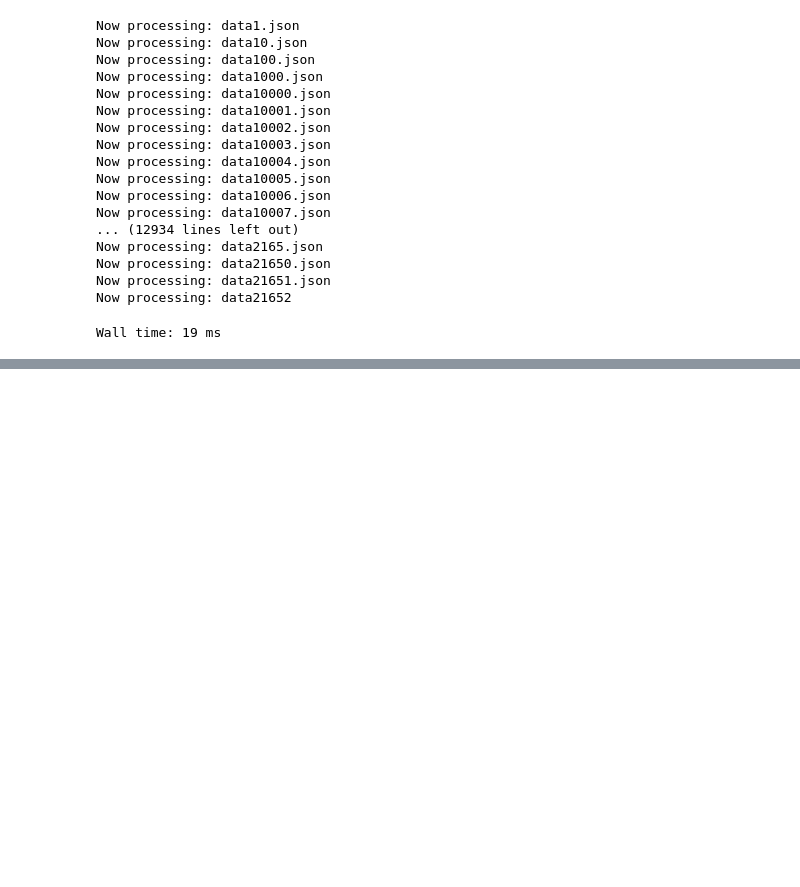
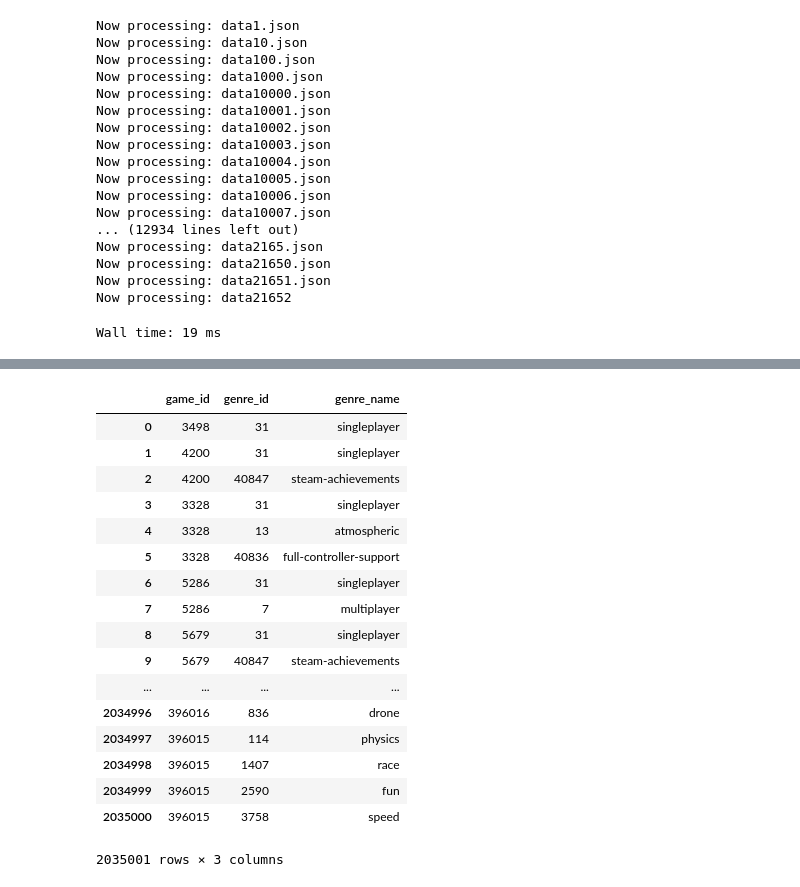
Before and after one commit to ericoulster/Game-Rec-Engine, a Jupyter notebook: Data Process.ipynb, the cells around one changed output, grey strips where cells are left out. Drawn from its saved outputs; the diff is of its cells as text; code cells hidden in the pictures; blank space fills up the shorter version.

Commit message:
added genre & tag file processes

```diff
--- a/Data Process.ipynb
+++ b/Data Process.ipynb
@@ -99,3 +95,12 @@ with open('final\\data\\' + 'data1.json') as file:
     game_df = game_df.append(list(x), ignore_index=True)"""
 # %% [output]
 Wall time: 19 ms
+# %%
+with open('final\\data\\' + 'data1.json') as file:
+    data_dict = pd.read_json(file, typ='records')
+
+    #game_id = data_dict[i]['id']
+    print(data_dict[1]['genres'][0]['id'])
+    data_dict[1]['genres'][0]['id']
+
+    # 'id': data_dict[i]['id']
@@ -101,0 +109,12 @@ Wall time: 19 ms
+# %%
+for entry in file_list:
+        with open('final\\data\\' + entry) as file:
+            data_dict = pd.read_json(file, typ='records')
+            for i in range(len(data_dict)):
+                game_id = data_dict[i]['id']
+                for j in range(len(data_dict[i]['genres'])):
+                    genre_id =  data_dict[i]['genres'][j]['id']
+                    genre_name = data_dict[i]['genres'][j]['slug']
+                    data_row = {'game_id':game_id, 'genre_id':genre_id, 'genre_name':genre_name}
+                    genre_list.append(data_row)
+            print("Now processing: " + str(entry))
@@ -101,0 +145,12 @@ Wall time: 19 ms
+# %%
+for entry in file_list:
+        with open('final\\data\\' + entry) as file:
+            data_dict = pd.read_json(file, typ='records')
+            for i in range(len(data_dict)):
+                game_id = data_dict[i]['id']
+                for j in range(len(data_dict[i]['tags'])):
+                    genre_id =  data_dict[i]['tags'][j]['id']
+                    genre_name = data_dict[i]['tags'][j]['slug']
+                    data_row = {'game_id':game_id, 'genre_id':genre_id, 'genre_name':genre_name}
+                    tag_list.append(data_row)
+            print("Now processing: " + str(entry))
@@ -101,0 +175,23 @@ Wall time: 19 ms
+# %%
+df_tags = pd.DataFrame(tag_list)
+# %%
+df_tags
+# %% [output]
+|  | game_id | genre_id | genre_name |
+| 0 | 3498 | 31 | singleplayer |
+| 1 | 4200 | 31 | singleplayer |
+| 2 | 4200 | 40847 | steam-achievements |
+| 3 | 3328 | 31 | singleplayer |
+| 4 | 3328 | 13 | atmospheric |
+| 5 | 3328 | 40836 | full-controller-support |
+| 6 | 5286 | 31 | singleplayer |
+| 7 | 5286 | 7 | multiplayer |
+| 8 | 5679 | 31 | singleplayer |
+| 9 | 5679 | 40847 | steam-achievements |
+| ... | ... | ... | ... |
+| 2034996 | 396016 | 836 | drone |
+| 2034997 | 396015 | 114 | physics |
+| 2034998 | 396015 | 1407 | race |
+| 2034999 | 396015 | 2590 | fun |
+| 2035000 | 396015 | 3758 | speed |
+2035001 rows × 3 columns
```
Also changed, not shown: parts of 12 cells of this notebook, 4 other files.
